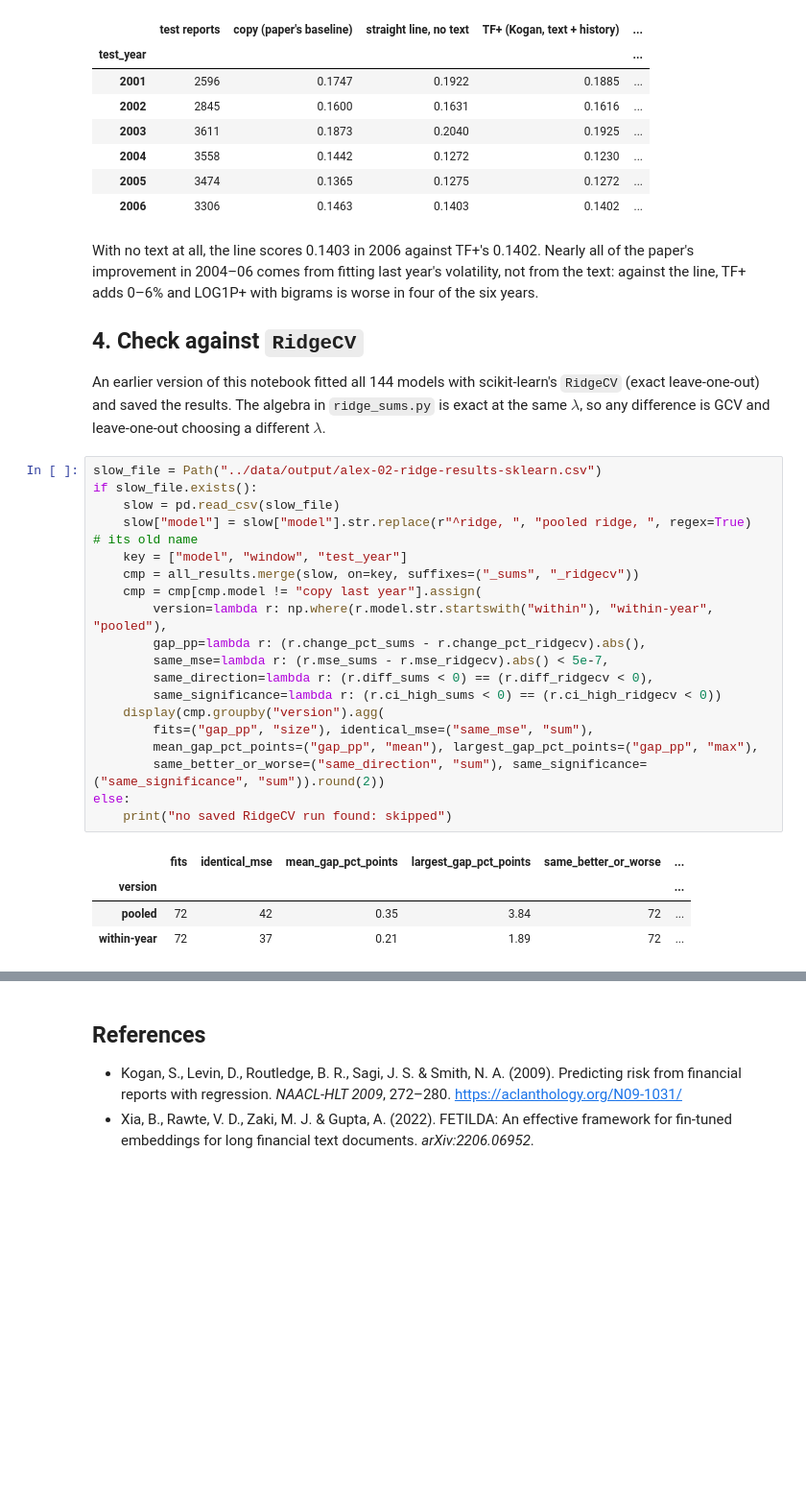
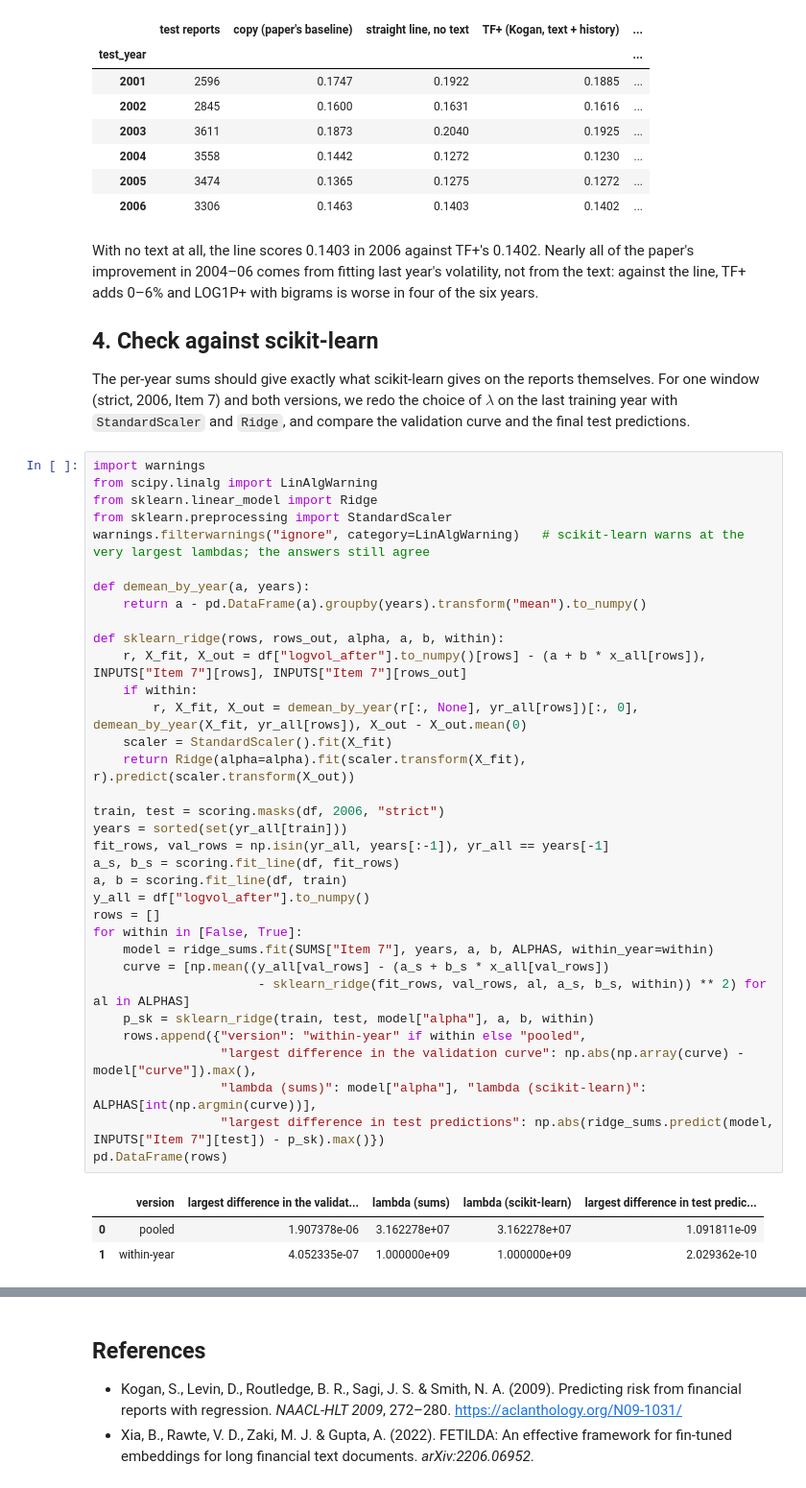
Before and after one commit to Oscar339/dst-sprint2, a Jupyter notebook: Alex/02-Models.ipynb, the cells around one changed output, grey strips where cells are left out. Shown at 96% size. Cells and saved outputs as stored; diff of their text form; blank space fills up the shorter version.

```diff
--- a/Alex/02-Models.ipynb
+++ b/Alex/02-Models.ipynb
@@ -290,35 +288,49 @@ With no text at all, the line scores 0.1403 in 2006 against TF+'s 0.1402. Nearly
 2004–06 comes from fitting last year's volatility, not from the text: against the line, TF+ adds 0–6% and LOG1P+
 with bigrams is worse in four of the six years.
 
-## 4. Check against `RidgeCV`
+## 4. Check against scikit-learn
 
-An earlier version of this notebook fitted all 144 models with scikit-learn's `RidgeCV` (exact leave-one-out) and
-saved the results. The algebra in `ridge_sums.py` is exact at the same $\lambda$, so any difference is GCV and
-leave-one-out choosing a different $\lambda$.
+The per-year sums should give exactly what scikit-learn gives on the reports themselves. For one window (strict,
+2006, Item 7) and both versions, we redo the choice of $\lambda$ on the last training year with `StandardScaler` and
+`Ridge`, and compare the validation curve and the final test predictions.
-# %%
-slow_file = Path("../data/output/alex-02-ridge-results-sklearn.csv")
-if slow_file.exists():
-    slow = pd.read_csv(slow_file)
-    slow["model"] = slow["model"].str.replace(r"^ridge, ", "pooled ridge, ", regex=True)   # its old name
-    key = ["model", "window", "test_year"]
-    cmp = all_results.merge(slow, on=key, suffixes=("_sums", "_ridgecv"))
-    cmp = cmp[cmp.model != "copy last year"].assign(
-        version=lambda r: np.where(r.model.str.startswith("within"), "within-year", "pooled"),
-        gap_pp=lambda r: (r.change_pct_sums - r.change_pct_ridgecv).abs(),
-        same_mse=lambda r: (r.mse_sums - r.mse_ridgecv).abs() < 5e-7,
-        same_direction=lambda r: (r.diff_sums < 0) == (r.diff_ridgecv < 0),
-        same_significance=lambda r: (r.ci_high_sums < 0) == (r.ci_high_ridgecv < 0))
-    display(cmp.groupby("version").agg(
-        fits=("gap_pp", "size"), identical_mse=("same_mse", "sum"),
-        mean_gap_pct_points=("gap_pp", "mean"), largest_gap_pct_points=("gap_pp", "max"),
-        same_better_or_worse=("same_direction", "sum"), same_significance=("same_significance", "sum")).round(2))
-else:
-    print("no saved RidgeCV run found: skipped")
-# %% [output]
-|  | fits | identical_mse | mean_gap_pct_points | largest_gap_pct_points | same_better_or_worse | ... |
-| version |  |  |  |  |  | ... |
-| pooled | 72 | 42 | 0.35 | 3.84 | 72 | ... |
-| within-year | 72 | 37 | 0.21 | 1.89 | 72 | ... |
+# %%
+import warnings
+from scipy.linalg import LinAlgWarning
+from sklearn.linear_model import Ridge
+from sklearn.preprocessing import StandardScaler
+warnings.filterwarnings("ignore", category=LinAlgWarning)   # scikit-learn warns at the very largest lambdas; the answers still agree
+
+def demean_by_year(a, years):
+    return a - pd.DataFrame(a).groupby(years).transform("mean").to_numpy()
+
+def sklearn_ridge(rows, rows_out, alpha, a, b, within):
+    r, X_fit, X_out = df["logvol_after"].to_numpy()[rows] - (a + b * x_all[rows]), INPUTS["Item 7"][rows], INPUTS["Item 7"][rows_out]
+    if within:
+        r, X_fit, X_out = demean_by_year(r[:, None], yr_all[rows])[:, 0], demean_by_year(X_fit, yr_all[rows]), X_out - X_out.mean(0)
+    scaler = StandardScaler().fit(X_fit)
+    return Ridge(alpha=alpha).fit(scaler.transform(X_fit), r).predict(scaler.transform(X_out))
+
+train, test = scoring.masks(df, 2006, "strict")
+years = sorted(set(yr_all[train]))
+fit_rows, val_rows = np.isin(yr_all, years[:-1]), yr_all == years[-1]
+a_s, b_s = scoring.fit_line(df, fit_rows)
+a, b = scoring.fit_line(df, train)
+y_all = df["logvol_after"].to_numpy()
+rows = []
+for within in [False, True]:
+    model = ridge_sums.fit(SUMS["Item 7"], years, a, b, ALPHAS, within_year=within)
+    curve = [np.mean((y_all[val_rows] - (a_s + b_s * x_all[val_rows])
+                      - sklearn_ridge(fit_rows, val_rows, al, a_s, b_s, within)) ** 2) for al in ALPHAS]
+    p_sk = sklearn_ridge(train, test, model["alpha"], a, b, within)
+    rows.append({"version": "within-year" if within else "pooled",
+                 "largest difference in the validation curve": np.abs(np.array(curve) - model["curve"]).max(),
+                 "lambda (sums)": model["alpha"], "lambda (scikit-learn)": ALPHAS[int(np.argmin(curve))],
+                 "largest difference in test predictions": np.abs(ridge_sums.predict(model, INPUTS["Item 7"][test]) - p_sk).max()})
+pd.DataFrame(rows)
+# %% [output]
+|  | version | largest difference in the validat... | lambda (sums) | lambda (scikit-learn) | largest difference in test predic... |
+| 0 | pooled | 1.907378e-06 | 3.162278e+07 | 3.162278e+07 | 1.091811e-09 |
+| 1 | within-year | 4.052335e-07 | 1.000000e+09 | 1.000000e+09 | 2.029362e-10 |
 # %% [markdown]
 ## 5. What the baselines show
 
```
Also changed, not shown: parts of 7 cells of this notebook, 5 other files.
